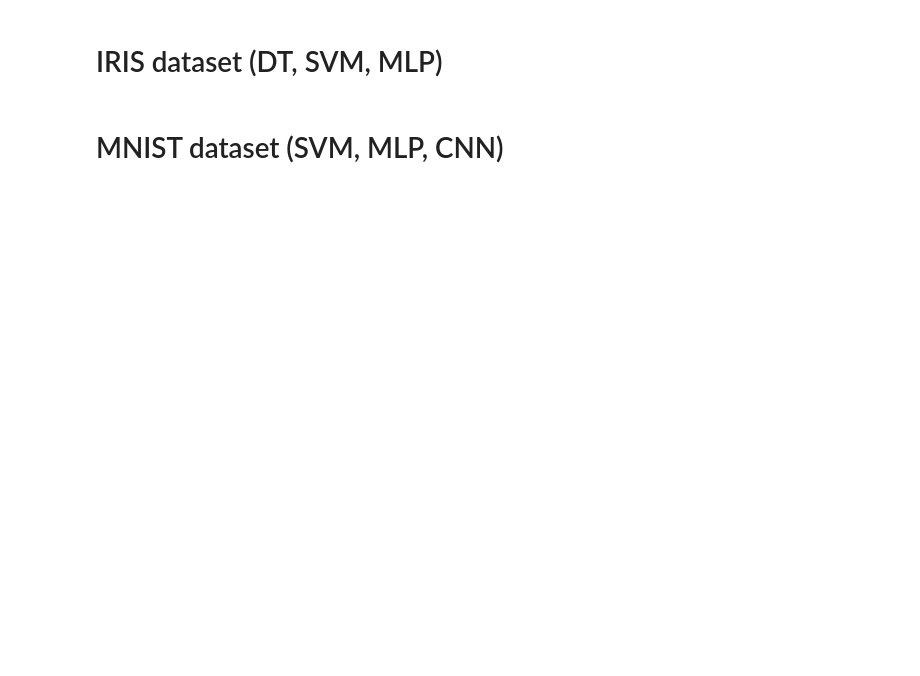
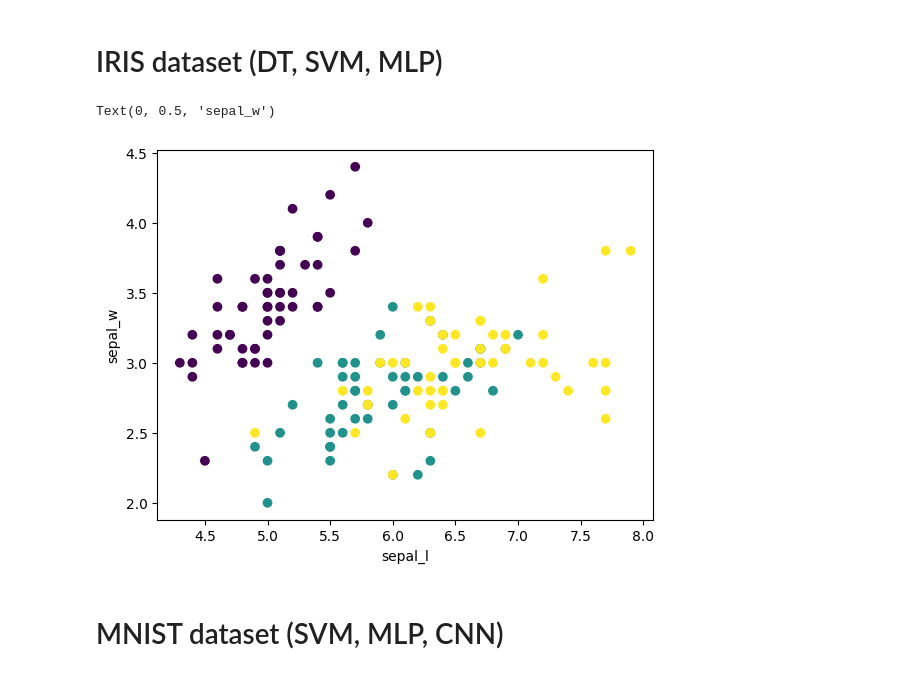
Before and after one commit to AbbasSalami/ML_Tutorial, a Jupyter notebook: ML_Tutorial.ipynb, the cells around one changed output. Drawn from its saved outputs; the diff is of its cells as text; code cells hidden in the pictures; blank space fills up the shorter version.

```diff
--- a/ML_Tutorial.ipynb
+++ b/ML_Tutorial.ipynb
@@ -17,3 +19,16 @@ from keras.utils import np_utils
 from tensorflow.keras.datasets import mnist
 # %% [markdown]
 # IRIS dataset (DT, SVM, MLP)
+# %%
+iris = datasets.load_iris()
+att_label = ["sepal_l", "sepal_w", "petal_l", "petal_w"]
+data = pd.DataFrame(data = np.concatenate((iris["data"], iris["target"][:,np.newaxis]), axis = -1), columns = att_label + ["species"])
+# print(data.head())
+f1 = "sepal_l"
+f2 = "sepal_w"
+scatter = plt.scatter(data[f1], data[f2], c = data["species"])
+plt.xlabel(f1)
+plt.ylabel(f2)
+# %% [output]
+Text(0, 0.5, 'sepal_w')
+[figure, added]
```
Also changed, not shown: parts of 2 cells of this notebook.
